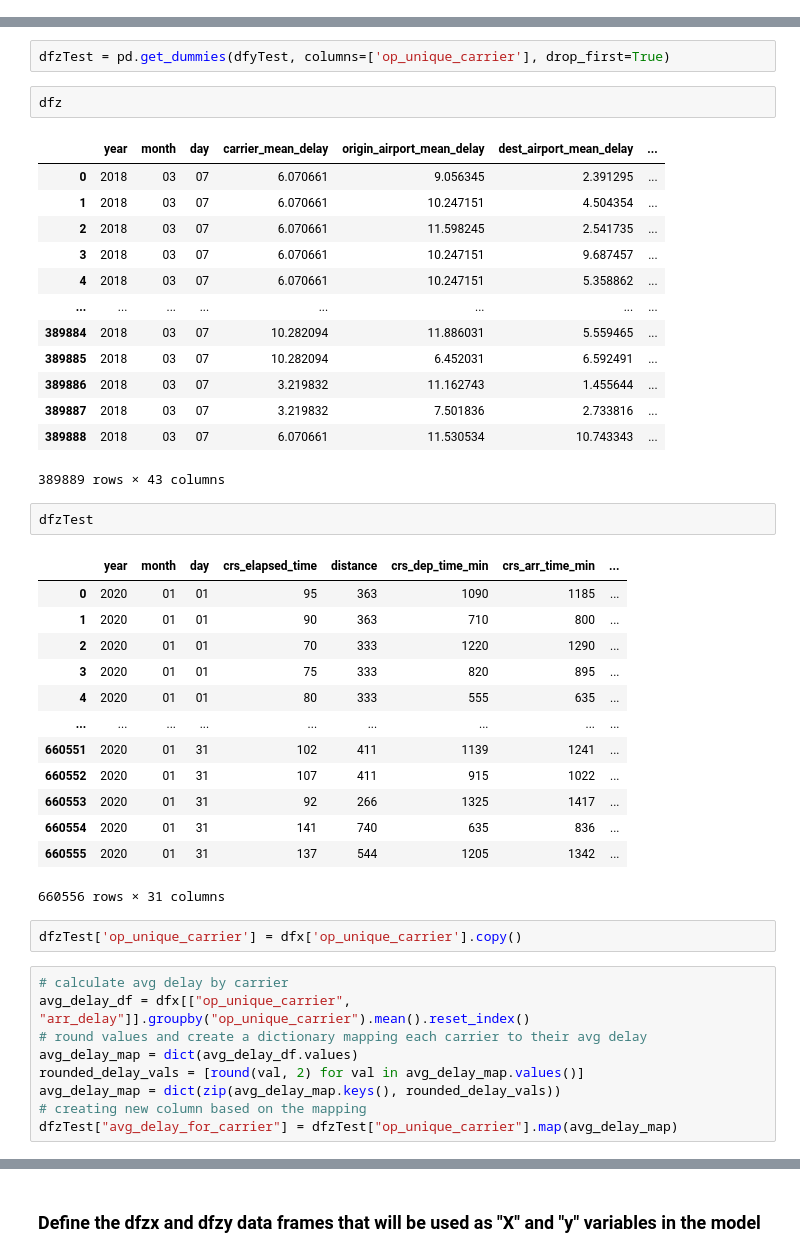
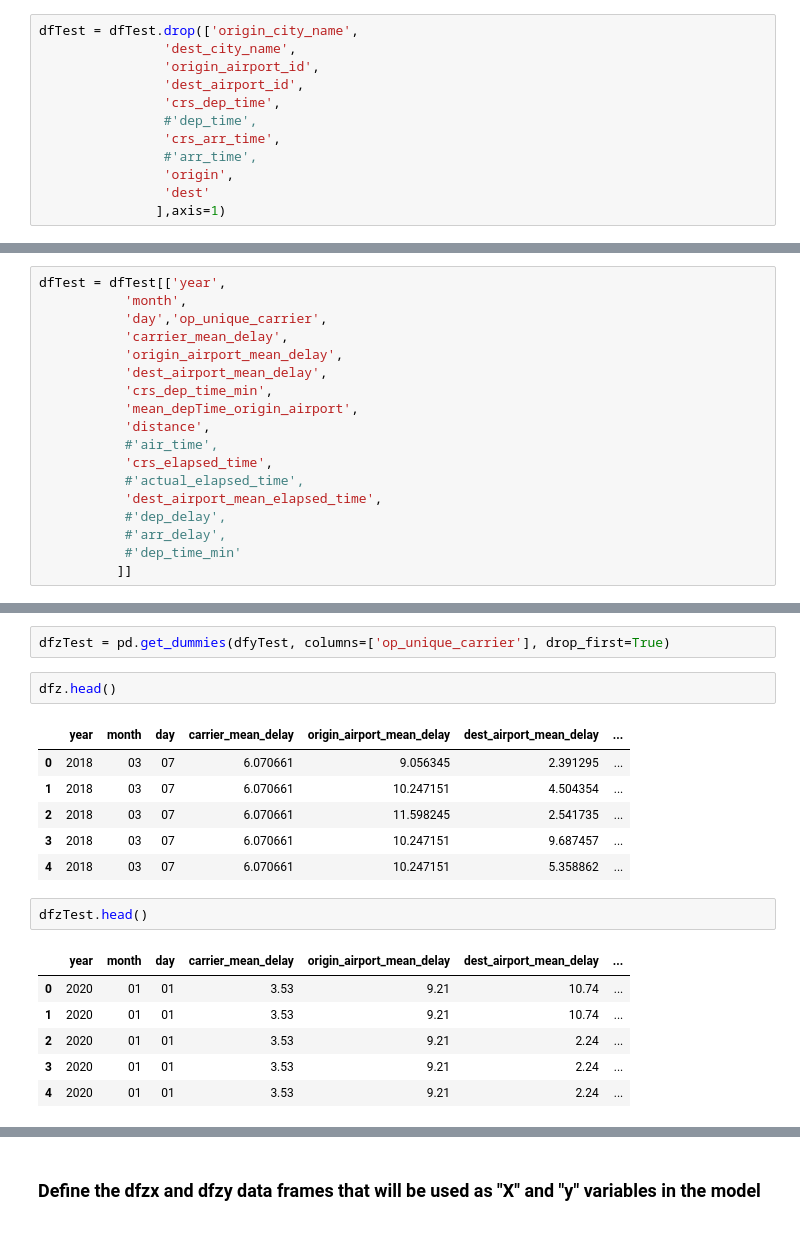
Before and after one commit to ZacharyArgentin/LHL_Midterm_Project_Predicting_Flight_Delays, a Jupyter notebook: submission_file.ipynb, the cells around one changed output, grey strips where cells are left out. Cells and saved outputs as stored; diff of their text form.

Commit message:
edited Gustavo's experiments so we can test on the 2020 flight data

```diff
--- a/submission_file.ipynb
+++ b/submission_file.ipynb
@@ -713 +686,13 @@ dfx = dfx.drop(['origin_city_name',
                ],axis=1)
+# %%
+dfTest = dfTest.drop(['origin_city_name',
+                'dest_city_name',
+                'origin_airport_id',
+                'dest_airport_id',
+                'crs_dep_time',
+                #'dep_time',
+                'crs_arr_time',
+                #'arr_time',
+                'origin',
+                'dest'
+               ],axis=1)
@@ -729,4 +731,22 @@ dfx = dfx[['year',
            'arr_delay',
            'dep_time_min'
           ]]
+# %%
+dfTest = dfTest[['year',
+           'month',
+           'day','op_unique_carrier',
+           'carrier_mean_delay',
+           'origin_airport_mean_delay',
+           'dest_airport_mean_delay',
+           'crs_dep_time_min',
+           'mean_depTime_origin_airport',
+           'distance',
+           #'air_time',
+           'crs_elapsed_time',
+           #'actual_elapsed_time',
+           'dest_airport_mean_elapsed_time',
+           #'dep_delay',
+           #'arr_delay',
+           #'dep_time_min'
+          ]]
 # %%
@@ -757,7 +779,7 @@ dfz = pd.get_dummies(dfy, columns=['op_unique_carrier'], drop_first=True)
 # %%
 dfzTest = pd.get_dummies(dfyTest, columns=['op_unique_carrier'], drop_first=True)
 # %%
-dfz
+dfz.head()
 # %% [output]
 |  | year | month | day | carrier_mean_delay | origin_airport_mean_delay | dest_airport_mean_delay | ... |
 | 0 | 2018 | 03 | 07 | 6.070661 | 9.056345 | 2.391295 | ... |
@@ -765,37 +787,12 @@ dfz
 | 2 | 2018 | 03 | 07 | 6.070661 | 11.598245 | 2.541735 | ... |
 | 3 | 2018 | 03 | 07 | 6.070661 | 10.247151 | 9.687457 | ... |
 | 4 | 2018 | 03 | 07 | 6.070661 | 10.247151 | 5.358862 | ... |
-| ... | ... | ... | ... | ... | ... | ... | ... |
-| 389884 | 2018 | 03 | 07 | 10.282094 | 11.886031 | 5.559465 | ... |
-| 389885 | 2018 | 03 | 07 | 10.282094 | 6.452031 | 6.592491 | ... |
-| 389886 | 2018 | 03 | 07 | 3.219832 | 11.162743 | 1.455644 | ... |
-| 389887 | 2018 | 03 | 07 | 3.219832 | 7.501836 | 2.733816 | ... |
-| 389888 | 2018 | 03 | 07 | 6.070661 | 11.530534 | 10.743343 | ... |
-389889 rows × 43 columns
 # %%
-dfzTest
+dfzTest.head()
 # %% [output]
-|  | year | month | day | crs_elapsed_time | distance | crs_dep_time_min | crs_arr_time_min | ... |
-| 0 | 2020 | 01 | 01 | 95 | 363 | 1090 | 1185 | ... |
-| 1 | 2020 | 01 | 01 | 90 | 363 | 710 | 800 | ... |
-| 2 | 2020 | 01 | 01 | 70 | 333 | 1220 | 1290 | ... |
-| 3 | 2020 | 01 | 01 | 75 | 333 | 820 | 895 | ... |
-| 4 | 2020 | 01 | 01 | 80 | 333 | 555 | 635 | ... |
-| ... | ... | ... | ... | ... | ... | ... | ... | ... |
-| 660551 | 2020 | 01 | 31 | 102 | 411 | 1139 | 1241 | ... |
-| 660552 | 2020 | 01 | 31 | 107 | 411 | 915 | 1022 | ... |
-| 660553 | 2020 | 01 | 31 | 92 | 266 | 1325 | 1417 | ... |
-| 660554 | 2020 | 01 | 31 | 141 | 740 | 635 | 836 | ... |
-| 660555 | 2020 | 01 | 31 | 137 | 544 | 1205 | 1342 | ... |
+|  | year | month | day | carrier_mean_delay | origin_airport_mean_delay | dest_airport_mean_delay | ... |
+| 0 | 2020 | 01 | 01 | 3.53 | 9.21 | 10.74 | ... |
+| 1 | 2020 | 01 | 01 | 3.53 | 9.21 | 10.74 | ... |
+| 2 | 2020 | 01 | 01 | 3.53 | 9.21 | 2.24 | ... |
+| 3 | 2020 | 01 | 01 | 3.53 | 9.21 | 2.24 | ... |
+| 4 | 2020 | 01 | 01 | 3.53 | 9.21 | 2.24 | ... |
-660556 rows × 31 columns
-# %%
-dfzTest['op_unique_carrier'] = dfx['op_unique_carrier'].copy()
-# %%
-# calculate avg delay by carrier
-avg_delay_df = dfx[["op_unique_carrier", "arr_delay"]].groupby("op_unique_carrier").mean().reset_index()
-# round values and create a dictionary mapping each carrier to their avg delay
-avg_delay_map = dict(avg_delay_df.values)
-rounded_delay_vals = [round(val, 2) for val in avg_delay_map.values()]
-avg_delay_map = dict(zip(avg_delay_map.keys(), rounded_delay_vals))
-# creating new column based on the mapping
-dfzTest["avg_delay_for_carrier"] = dfzTest["op_unique_carrier"].map(avg_delay_map)
```
Also changed, not shown: parts of 23 cells of this notebook.
